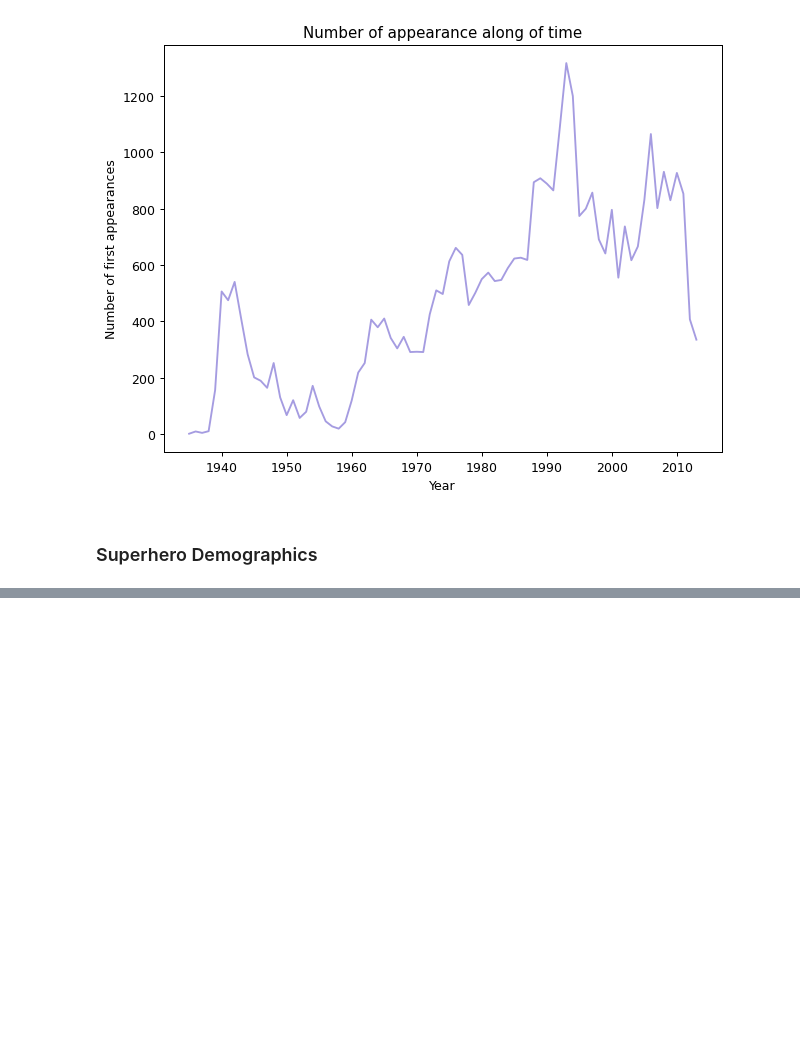
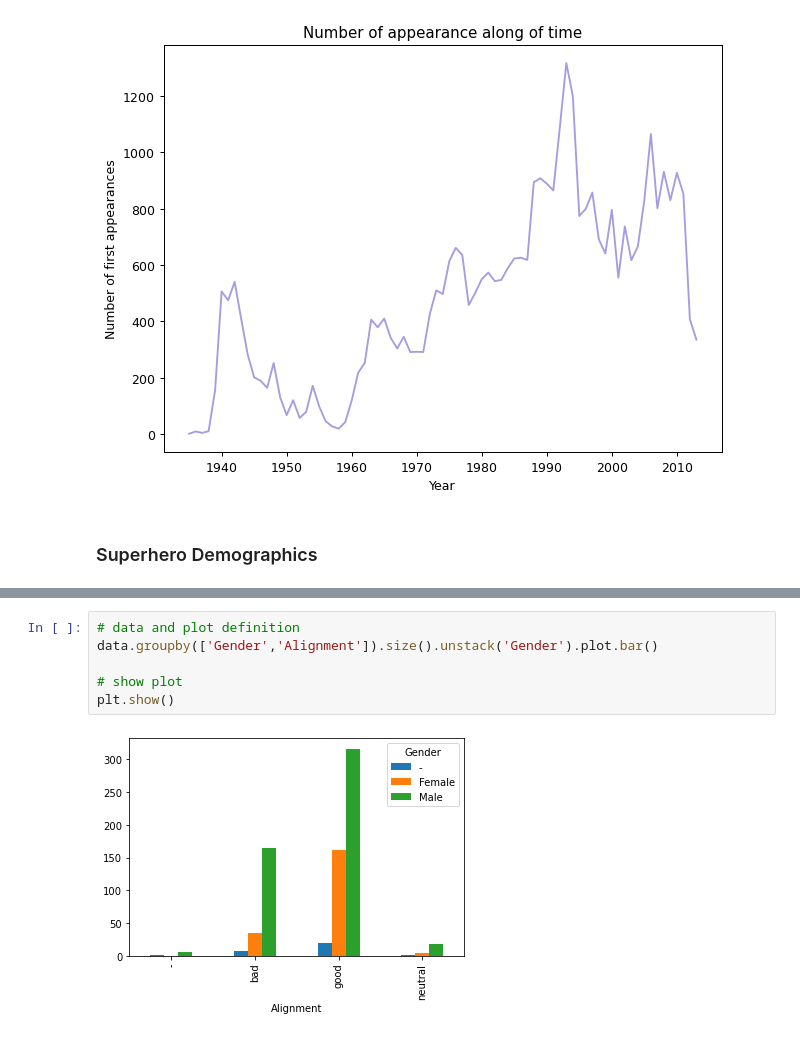
Before and after one commit to caroperez/Statistical_studies, a Jupyter notebook: Comic_characters.ipynb, the cells around one changed output, grey strips where cells are left out. Drawn from its saved outputs; the diff is of its cells as text; blank space fills up the shorter version.

```diff
--- a/Comic_characters.ipynb
+++ b/Comic_characters.ipynb
@@ -74,0 +67,8 @@ Name: Gender, dtype: int64
+# %%
+# data and plot definition
+data.groupby(['Gender','Alignment']).size().unstack('Gender').plot.bar()
+
+# show plot
+plt.show()
+# %% [output]
+[figure, added]
```
Also changed, not shown: parts of 2 cells of this notebook.
